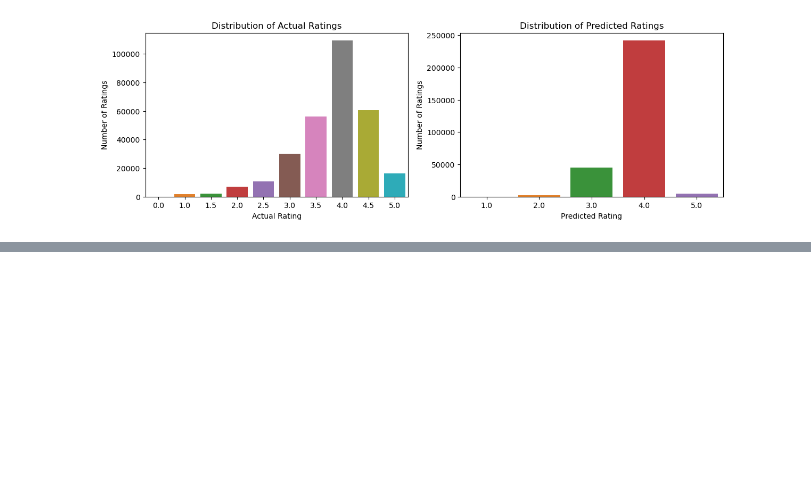
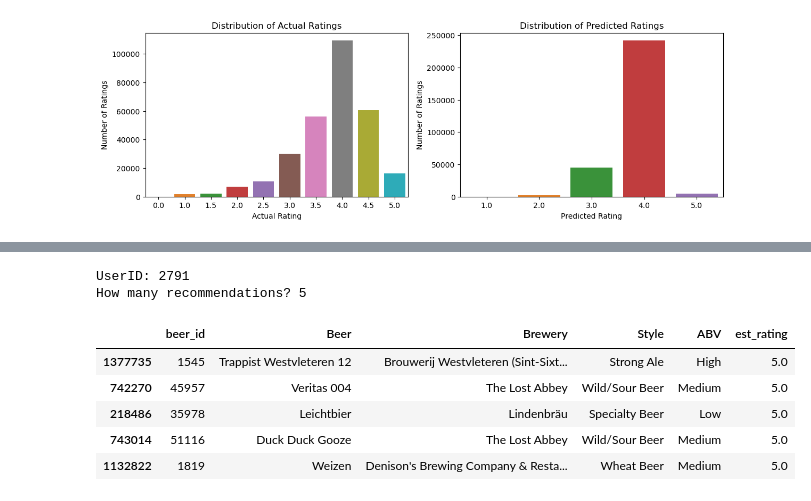
Before and after one commit to ashlidougherty/Beer-Recommender, a Jupyter notebook: CollabFiltering.ipynb, the cells around one changed output, grey strips where cells are left out. Drawn from its saved outputs; the diff is of its cells as text; code cells hidden in the pictures; blank space fills up the shorter version.

```diff
--- a/CollabFiltering.ipynb
+++ b/CollabFiltering.ipynb
@@ -509,0 +562,26 @@ KeyError: '10108'
+# %%
+def beer_recommender2():
+    user = int(input('UserID: '))
+    n_recs = int(input('How many recommendations? '))
+
+    have_reviewed = list(user_df.loc[user, 'beer_id'])
+
+    not_reviewed = display_df.copy()
+    not_reviewed.drop(have_reviewed, inplace=True)
+    not_reviewed.reset_index(inplace=True)
+    not_reviewed['est_rating'] = not_reviewed['beer_id'].apply(lambda x: nmf_gs_model.predict(user, x).est)
+    not_reviewed.sort_values(by='est_rating', ascending=False, inplace=True)
+    not_reviewed.drop_duplicates(keep='first', inplace=True)
+
+    return not_reviewed.head(n_recs)
+# %%
+beer_recommender2()
+# %% [output]
+UserID: 2791
+How many recommendations? 5
+|  | beer_id | Beer | Brewery | Style | ABV | est_rating |
+| 1377735 | 1545 | Trappist Westvleteren 12 | Brouwerij Westvleteren (Sint-Sixt... | Strong Ale | High | 5.0 |
+| 742270 | 45957 | Veritas 004 | The Lost Abbey | Wild/Sour Beer | Medium | 5.0 |
+| 218486 | 35978 | Leichtbier | Lindenbräu | Specialty Beer | Low | 5.0 |
+| 743014 | 51116 | Duck Duck Gooze | The Lost Abbey | Wild/Sour Beer | Medium | 5.0 |
+| 1132822 | 1819 | Weizen | Denison's Brewing Company & Resta... | Wheat Beer | Medium | 5.0 |
```
Also changed, not shown: parts of 46 cells of this notebook.
